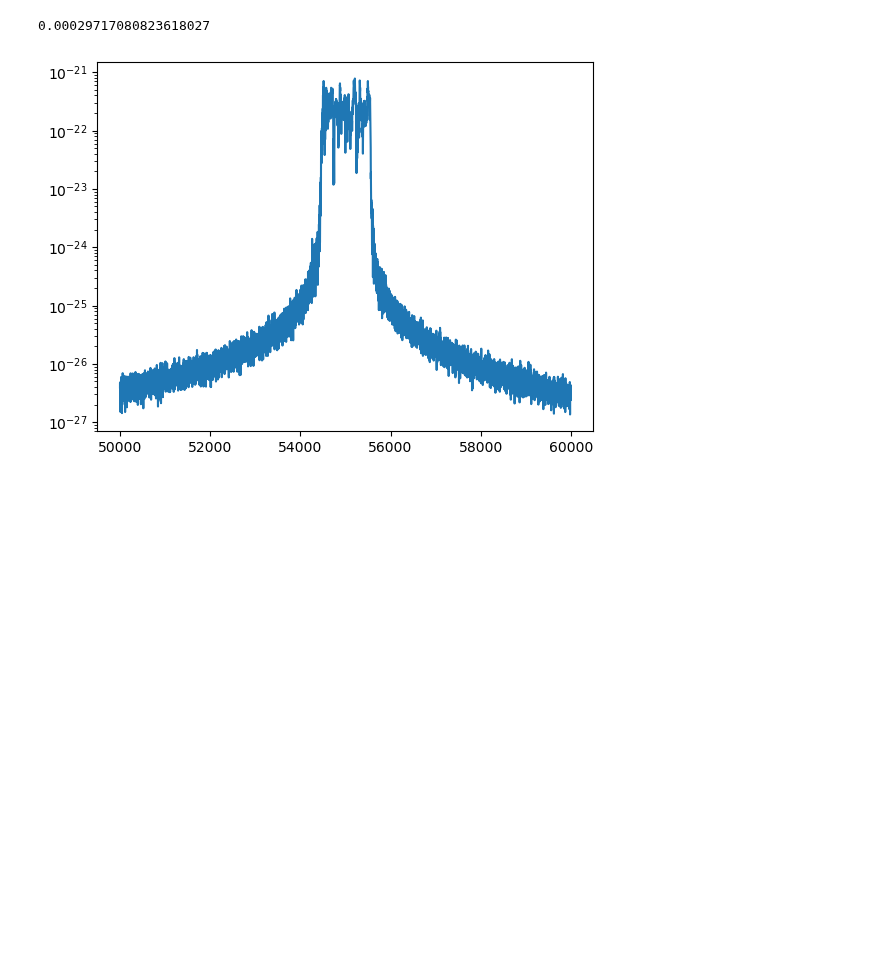
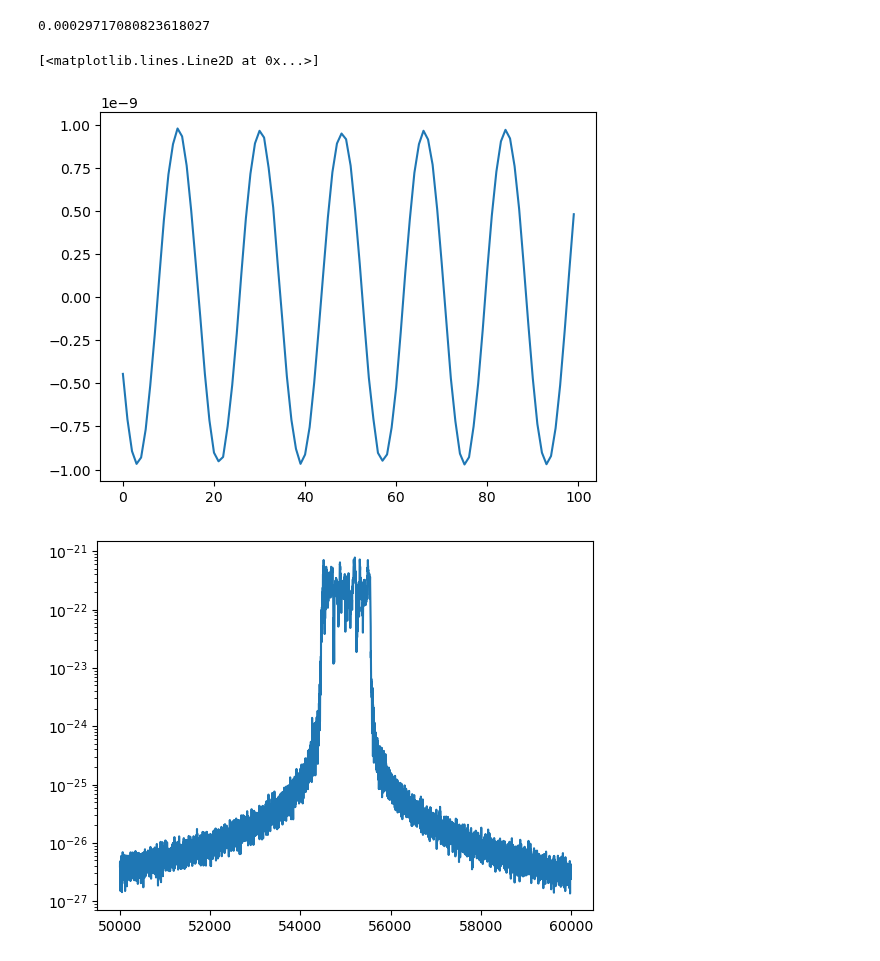
Before and after one commit to tompenny/SIMPLE_impulsesimulations, a Jupyter notebook: Testing - lock-in.ipynb, the cells around one changed output. Drawn from its saved outputs; the diff is of its cells as text; code cells hidden in the pictures; blank space fills up the shorter version.

```diff
--- a/Testing - lock-in.ipynb
+++ b/Testing - lock-in.ipynb
@@ -50 +47,6 @@ x = np.sin(55000*2*np.pi*np.linspace(0, 10, 10**7)) + randomlist3
+# %%
+plt.plot(x[0][:100])
+# %% [output]
+[<matplotlib.lines.Line2D at 0x...>]
+[figure, added]
 # %%
```
Also changed, not shown: parts of 13 cells of this notebook.
